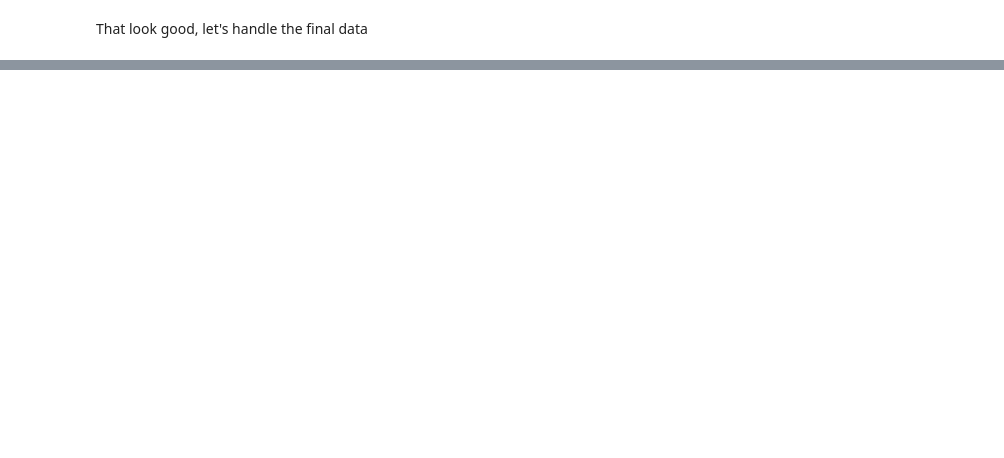
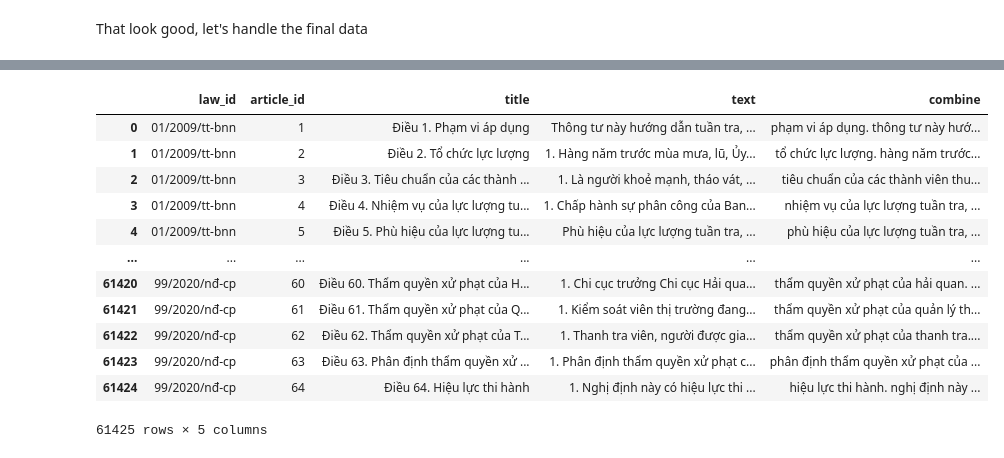
Before and after one commit to trongthanht3/vbpl_crawler, a Jupyter notebook: ProcesseCorpus.ipynb, the cells around one changed output, grey strips where cells are left out. Drawn from its saved outputs; the diff is of its cells as text; code cells hidden in the pictures; blank space fills up the shorter version.

```diff
--- a/ProcesseCorpus.ipynb
+++ b/ProcesseCorpus.ipynb
@@ -181,0 +396,16 @@ IndexError: list index out of range
+# %%
+zalo_processed
+# %% [output]
+|  | law_id | article_id | title | text | combine |
+| 0 | 01/2009/tt-bnn | 1 | Điều 1. Phạm vi áp dụng | Thông tư này hướng dẫn tuần tra, ... | phạm vi áp dụng. thông tư này hướ... |
+| 1 | 01/2009/tt-bnn | 2 | Điều 2. Tổ chức lực lượng | 1. Hàng năm trước mùa mưa, lũ, Ủy... | tổ chức lực lượng. hàng năm trước... |
+| 2 | 01/2009/tt-bnn | 3 | Điều 3. Tiêu chuẩn của các thành ... | 1. Là người khoẻ mạnh, tháo vát, ... | tiêu chuẩn của các thành viên thu... |
+| 3 | 01/2009/tt-bnn | 4 | Điều 4. Nhiệm vụ của lực lượng tu... | 1. Chấp hành sự phân công của Ban... | nhiệm vụ của lực lượng tuần tra, ... |
+| 4 | 01/2009/tt-bnn | 5 | Điều 5. Phù hiệu của lực lượng tu... | Phù hiệu của lực lượng tuần tra, ... | phù hiệu của lực lượng tuần tra, ... |
+| ... | ... | ... | ... | ... | ... |
+| 61420 | 99/2020/nđ-cp | 60 | Điều 60. Thẩm quyền xử phạt của H... | 1. Chi cục trưởng Chi cục Hải qua... | thẩm quyền xử phạt của hải quan. ... |
+| 61421 | 99/2020/nđ-cp | 61 | Điều 61. Thẩm quyền xử phạt của Q... | 1. Kiểm soát viên thị trường đang... | thẩm quyền xử phạt của quản lý th... |
+| 61422 | 99/2020/nđ-cp | 62 | Điều 62. Thẩm quyền xử phạt của T... | 1. Thanh tra viên, người được gia... | thẩm quyền xử phạt của thanh tra.... |
+| 61423 | 99/2020/nđ-cp | 63 | Điều 63. Phân định thẩm quyền xử ... | 1. Phân định thẩm quyền xử phạt c... | phân định thẩm quyền xử phạt của ... |
+| 61424 | 99/2020/nđ-cp | 64 | Điều 64. Hiệu lực thi hành | 1. Nghị định này có hiệu lực thi ... | hiệu lực thi hành. nghị định này ... |
+61425 rows × 5 columns
```
Also changed, not shown: parts of 16 cells of this notebook.
